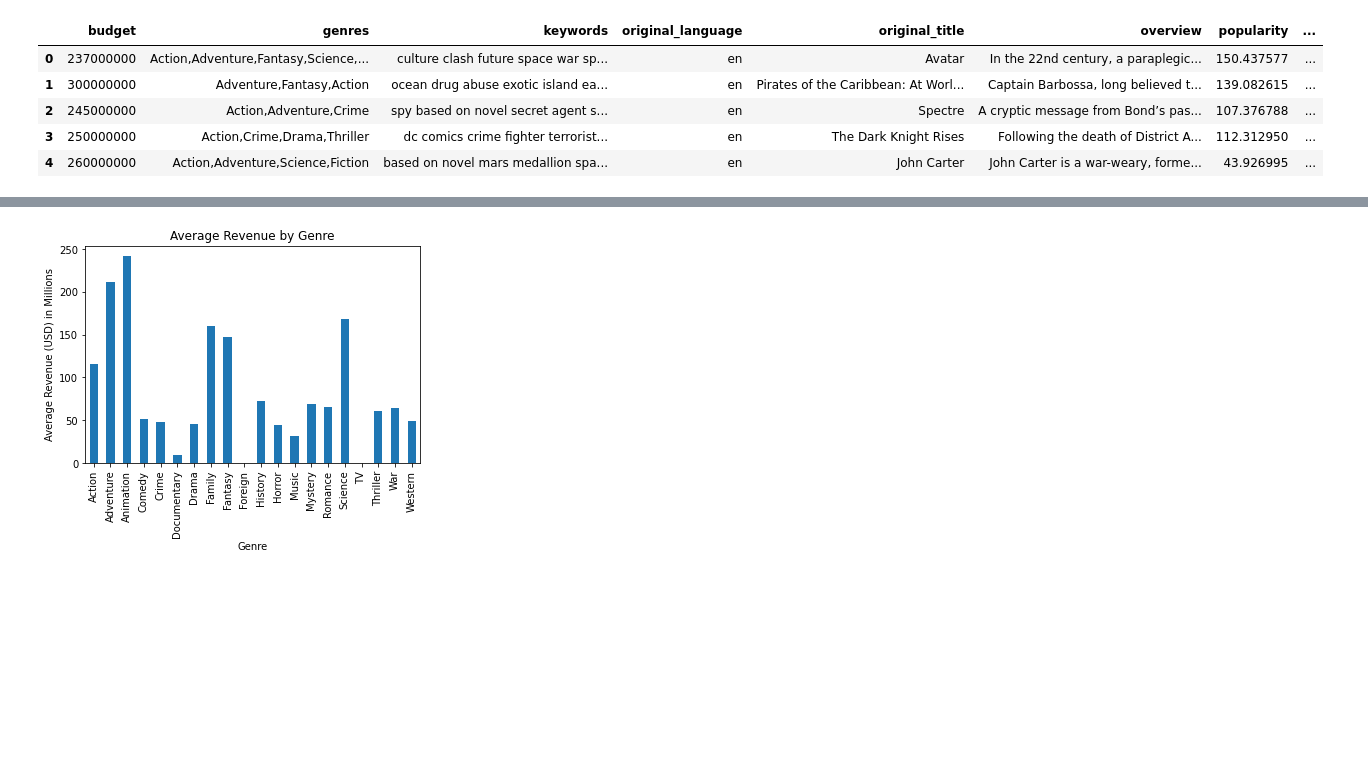
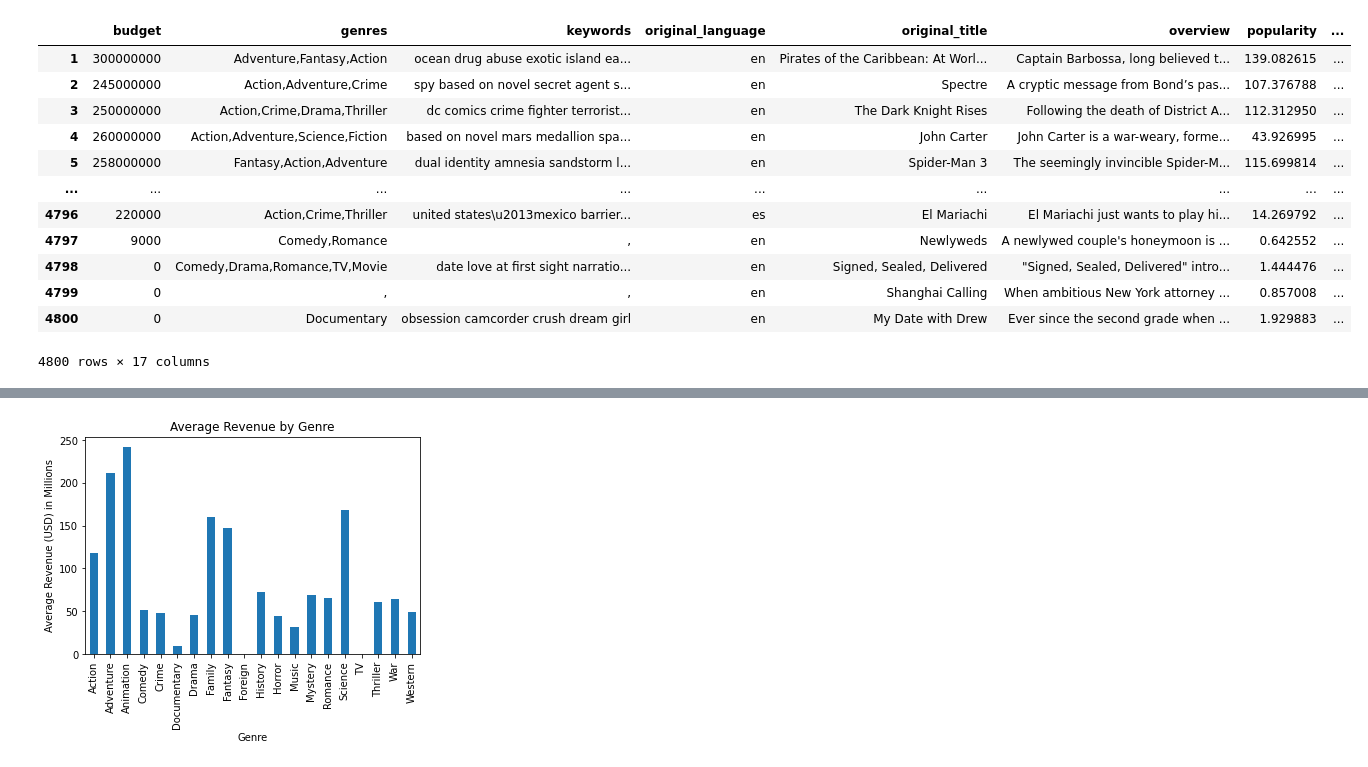
Before and after one commit to amudd10/Coming-to-A-Theater-Near-You, a Jupyter notebook: movies_data.ipynb, the cells around one changed output, grey strips where cells are left out. Cells and saved outputs as stored; diff of their text form; code cells hidden in the pictures; blank space fills up the shorter version.

```diff
--- a/movies_data.ipynb
+++ b/movies_data.ipynb
@@ -5,15 +5,24 @@ import numpy as np
 import matplotlib.pyplot as plt
 import matplotlib.ticker as ticker
 # %%
-df = pd.read_csv("Data_Sources/movies_data.csv")
-df.head()
+df1 = pd.read_csv("Data_Sources/movies_data.csv")
+#drop negative value
+df = df1.iloc[1:]
+df
 # %% [output]
 |  | budget | genres | keywords | original_language | original_title | overview | popularity | ... |
-| 0 | 237000000 | Action,Adventure,Fantasy,Science,... | culture clash future space war sp... | en | Avatar | In the 22nd century, a paraplegic... | 150.437577 | ... |
 | 1 | 300000000 | Adventure,Fantasy,Action | ocean drug abuse exotic island ea... | en | Pirates of the Caribbean: At Worl... | Captain Barbossa, long believed t... | 139.082615 | ... |
 | 2 | 245000000 | Action,Adventure,Crime | spy based on novel secret agent s... | en | Spectre | A cryptic message from Bond’s pas... | 107.376788 | ... |
 | 3 | 250000000 | Action,Crime,Drama,Thriller | dc comics crime fighter terrorist... | en | The Dark Knight Rises | Following the death of District A... | 112.312950 | ... |
 | 4 | 260000000 | Action,Adventure,Science,Fiction | based on novel mars medallion spa... | en | John Carter | John Carter is a war-weary, forme... | 43.926995 | ... |
+| 5 | 258000000 | Fantasy,Action,Adventure | dual identity amnesia sandstorm l... | en | Spider-Man 3 | The seemingly invincible Spider-M... | 115.699814 | ... |
+| ... | ... | ... | ... | ... | ... | ... | ... | ... |
+| 4796 | 220000 | Action,Crime,Thriller | united states\u2013mexico barrier... | es | El Mariachi | El Mariachi just wants to play hi... | 14.269792 | ... |
+| 4797 | 9000 | Comedy,Romance | , | en | Newlyweds | A newlywed couple's honeymoon is ... | 0.642552 | ... |
+| 4798 | 0 | Comedy,Drama,Romance,TV,Movie | date love at first sight narratio... | en | Signed, Sealed, Delivered | "Signed, Sealed, Delivered" intro... | 1.444476 | ... |
+| 4799 | 0 | , | , | en | Shanghai Calling | When ambitious New York attorney ... | 0.857008 | ... |
+| 4800 | 0 | Documentary | obsession camcorder crush dream girl | en | My Date with Drew | Ever since the second grade when ... | 1.929883 | ... |
+4800 rows × 17 columns
 # %%
 # split the genres column into multiple columns
 genres = df['genres'].str.split(',', expand=True)
```
Also changed, not shown: parts of 3 cells of this notebook, 2 other files.
